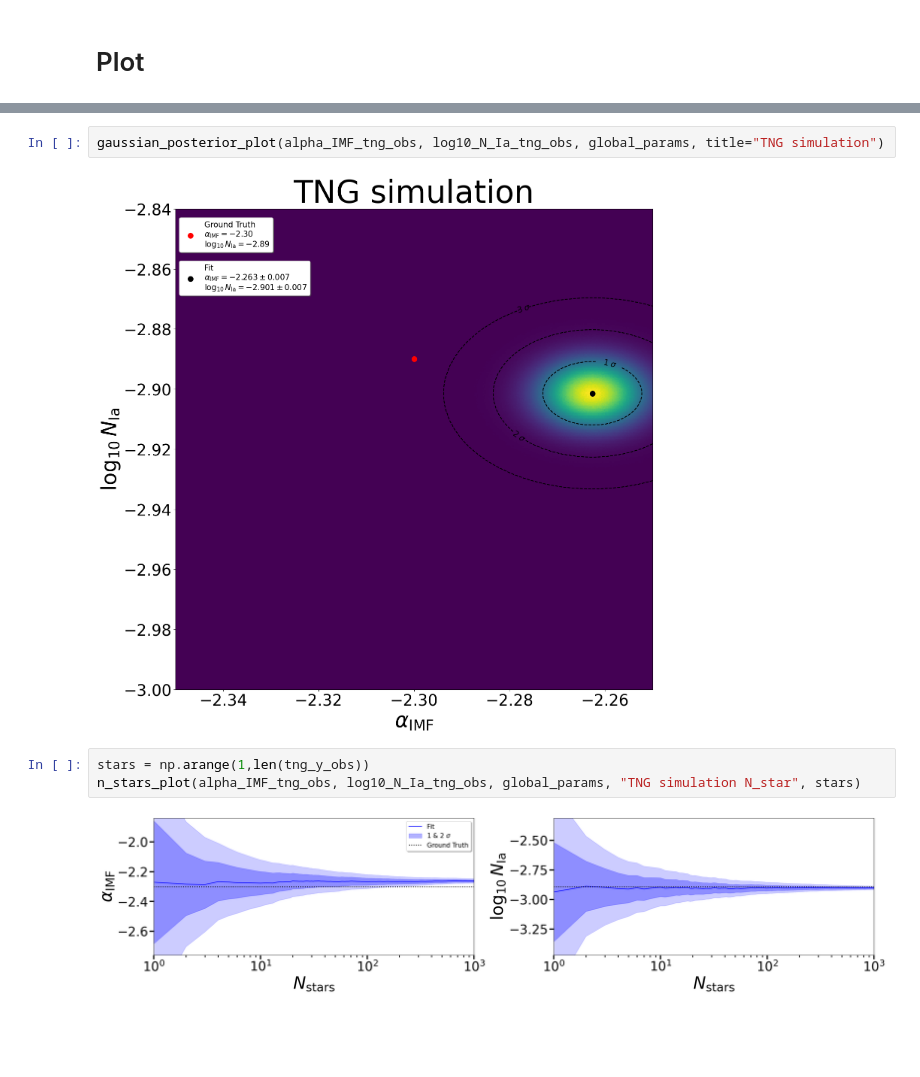
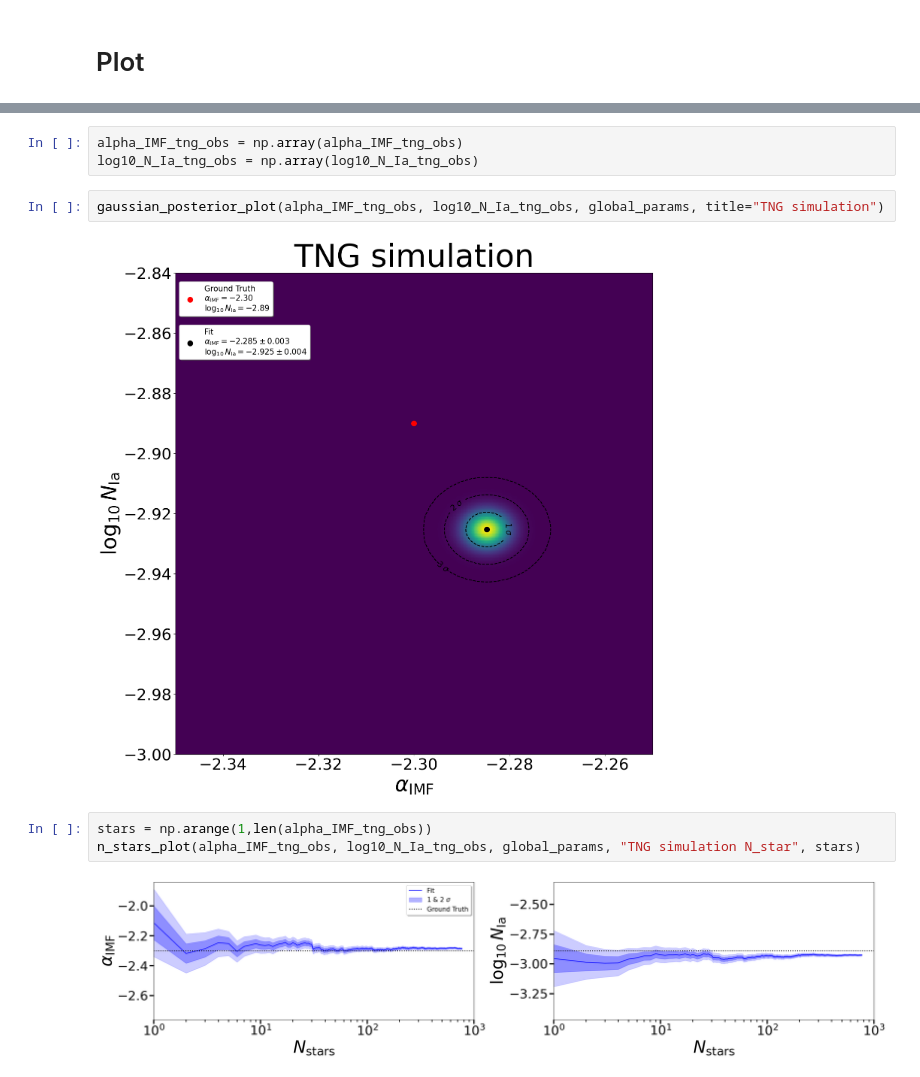
Before and after one commit to bGuenes/sbi_chemical_abundances, a Jupyter notebook: 05_alternative_yields.ipynb, the cells around one changed output, grey strips where cells are left out. Saved outputs shown, nothing was run; the diff lists cells and outputs as text; blank space fills up the shorter version.

```diff
--- a/05_alternative_yields.ipynb
+++ b/05_alternative_yields.ipynb
@@ -126,9 +129,12 @@ n_stars_plot(alpha_IMF_alt_obs, log10_N_Ia_alt_obs, global_params, "CHEMPY alter
+# %%
+alpha_IMF_tng_obs = np.array(alpha_IMF_tng_obs)
+log10_N_Ia_tng_obs = np.array(log10_N_Ia_tng_obs)
 # %%
 gaussian_posterior_plot(alpha_IMF_tng_obs, log10_N_Ia_tng_obs, global_params, title="TNG simulation")
 # %% [output]
-[figure, old version]
+[figure, new version]
 # %%
-stars = np.arange(1,len(tng_y_obs))
+stars = np.arange(1,len(alpha_IMF_tng_obs))
 n_stars_plot(alpha_IMF_tng_obs, log10_N_Ia_tng_obs, global_params, "TNG simulation N_star", stars)
 # %% [output]
-[figure, old version]
+[figure, new version]
```
Also changed, not shown: parts of 5 cells of this notebook, 21 other files.
